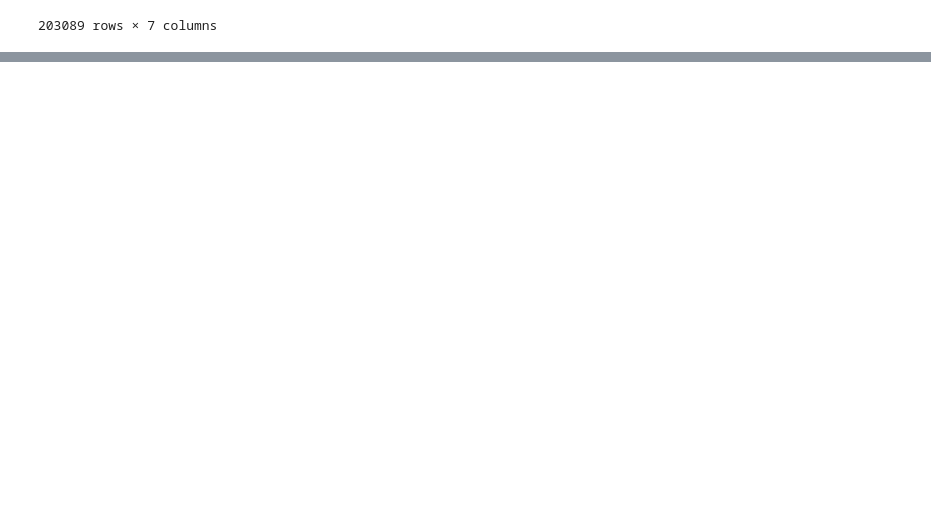
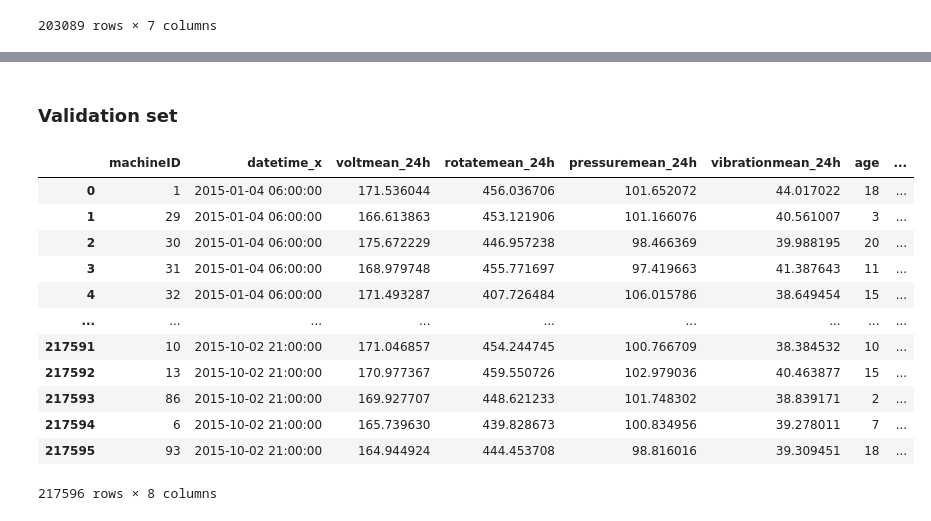
Before and after one commit to Nisargbharambe/Predictive-Analysis1, a Jupyter notebook: Predictive Analysis 2.ipynb, the cells around one changed output, grey strips where cells are left out. Saved outputs shown, nothing was run; the diff lists cells and outputs as text; code cells hidden in the pictures; blank space fills up the shorter version.

```diff
--- a/Predictive Analysis 2.ipynb
+++ b/Predictive Analysis 2.ipynb
@@ -205,0 +248,2 @@ WARNING:tensorflow:Falling back from v2 loop because of error: Failed to find da
+# %% [markdown]
+### Validation set
@@ -205,0 +252,16 @@ WARNING:tensorflow:Falling back from v2 loop because of error: Failed to find da
+# %%
+X_train2
+# %% [output]
+|  | machineID | datetime_x | voltmean_24h | rotatemean_24h | pressuremean_24h | vibrationmean_24h | age | ... |
+| 0 | 1 | 2015-01-04 06:00:00 | 171.536044 | 456.036706 | 101.652072 | 44.017022 | 18 | ... |
+| 1 | 29 | 2015-01-04 06:00:00 | 166.613863 | 453.121906 | 101.166076 | 40.561007 | 3 | ... |
+| 2 | 30 | 2015-01-04 06:00:00 | 175.672229 | 446.957238 | 98.466369 | 39.988195 | 20 | ... |
+| 3 | 31 | 2015-01-04 06:00:00 | 168.979748 | 455.771697 | 97.419663 | 41.387643 | 11 | ... |
+| 4 | 32 | 2015-01-04 06:00:00 | 171.493287 | 407.726484 | 106.015786 | 38.649454 | 15 | ... |
+| ... | ... | ... | ... | ... | ... | ... | ... | ... |
+| 217591 | 10 | 2015-10-02 21:00:00 | 171.046857 | 454.244745 | 100.766709 | 38.384532 | 10 | ... |
+| 217592 | 13 | 2015-10-02 21:00:00 | 170.977367 | 459.550726 | 102.979036 | 40.463877 | 15 | ... |
+| 217593 | 86 | 2015-10-02 21:00:00 | 169.927707 | 448.621233 | 101.748302 | 38.839171 | 2 | ... |
+| 217594 | 6 | 2015-10-02 21:00:00 | 165.739630 | 439.828673 | 100.834956 | 39.278011 | 7 | ... |
+| 217595 | 93 | 2015-10-02 21:00:00 | 164.944924 | 444.453708 | 98.816016 | 39.309451 | 18 | ... |
+217596 rows × 8 columns
```
Also changed, not shown: parts of 28 cells of this notebook.
